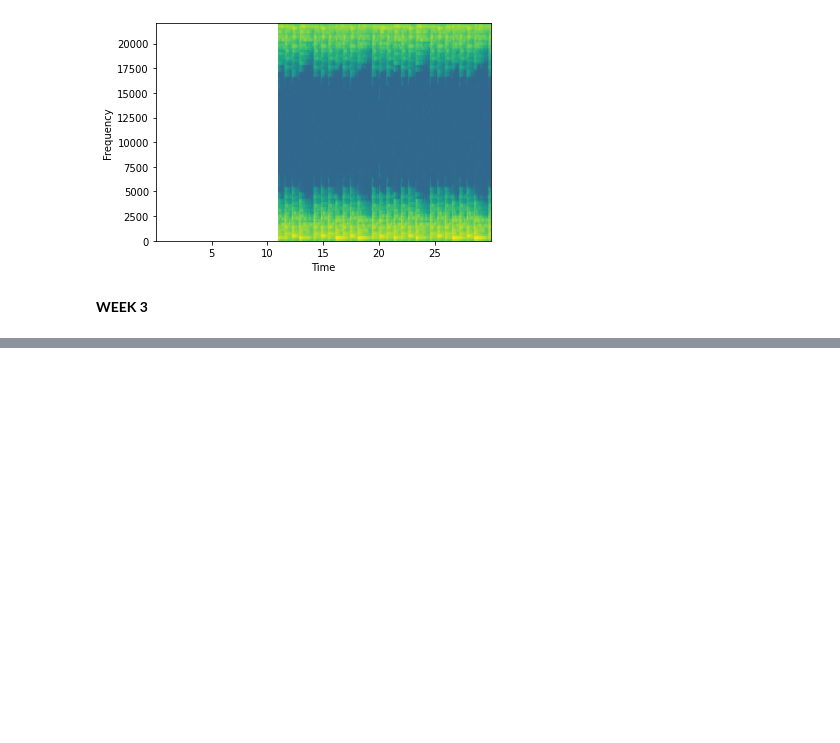
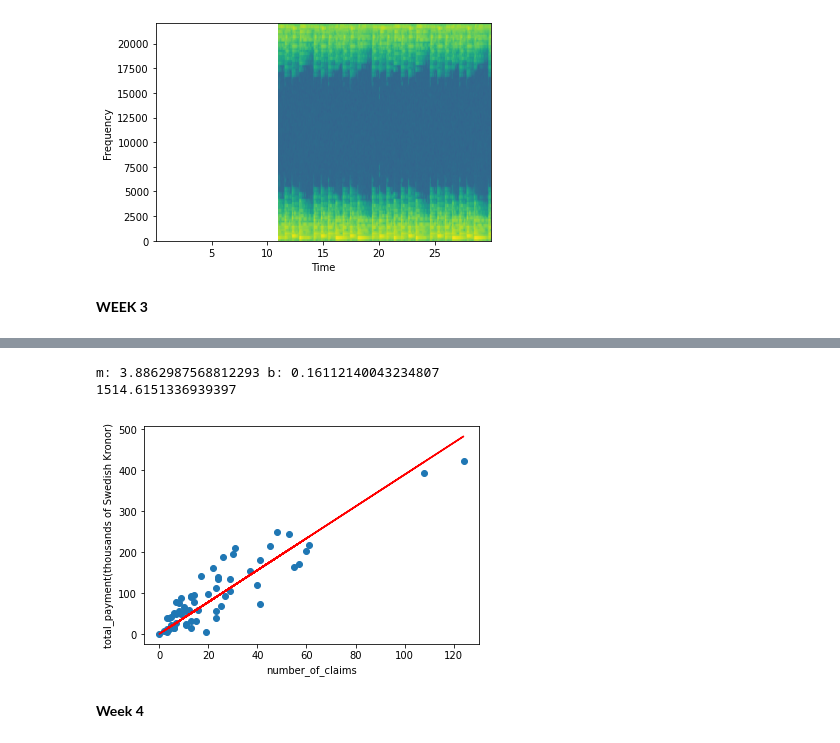
Before and after one commit to haron1100/teach-ml, a Jupyter notebook: DataViz.ipynb, the cells around one changed output, grey strips where cells are left out. Saved outputs shown, nothing was run; the diff lists cells and outputs as text; code cells hidden in the pictures; blank space fills up the shorter version.

```diff
--- a/DataViz.ipynb
+++ b/DataViz.ipynb
@@ -258,14 +243,38 @@ print(cost(y_pred, y))
 # %%
 #y = mx+b
 def straight_line(x, m, b):
-    return mx+b
+    return m*x+b
 # %%
 def random_search(n_searches=30):
+    c_lowest = float("inf")
+    for i in range(n_searches):
+        m = np.random.randn()
+        b = np.random.randn()
+        prediction = straight_line(x, m, b)
+        c = cost(prediction, y)
+        if c<c_lowest:
+            c_lowest=c
+            best_m = m
+            best_b = b
+    return best_m, best_b
     #in a loop
         # randomly pick a value for m and b
         # make a preduction using that value for m and b
         # if the prediction has the lowest cost we've seen so far, note them down somethere
     #return the values for m and b which had the lowest cost
+# %%
+best_m, best_b = random_search(10000)
+print('m:', best_m, 'b:', best_b)
+y_pred = straight_line(x, best_m, best_b)
+plt.xlabel('number_of_claims')
+plt.ylabel('total_payment(thousands of Swedish Kronor)')
+plt.scatter(df['number_of_claims'], df['total_payment(thousands of Swedish Kronor)'])
+plt.plot(x, y_pred, c='red')
+print(cost(y_pred, y))
+# %% [output]
+m: 3.8862987568812293 b: 0.16112140043234807
+1514.6151336939397
+[figure, added]
 # %%
 #
 def fake_data(m=20):
@@ -278,3 +287,5 @@ x, y = fake_data(25)
 plt.xlabel('my y')
 plt.ylabel('my x')
 plt.scatter(x, y)
+# %% [markdown]
+**Week 4**
```
Also changed, not shown: parts of 14 cells of this notebook.
